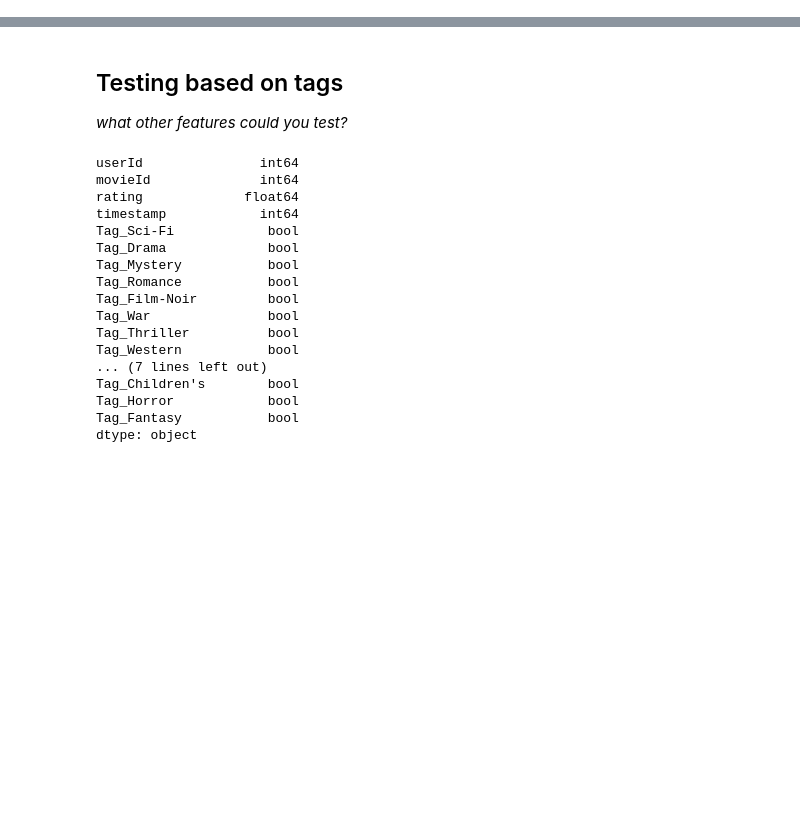
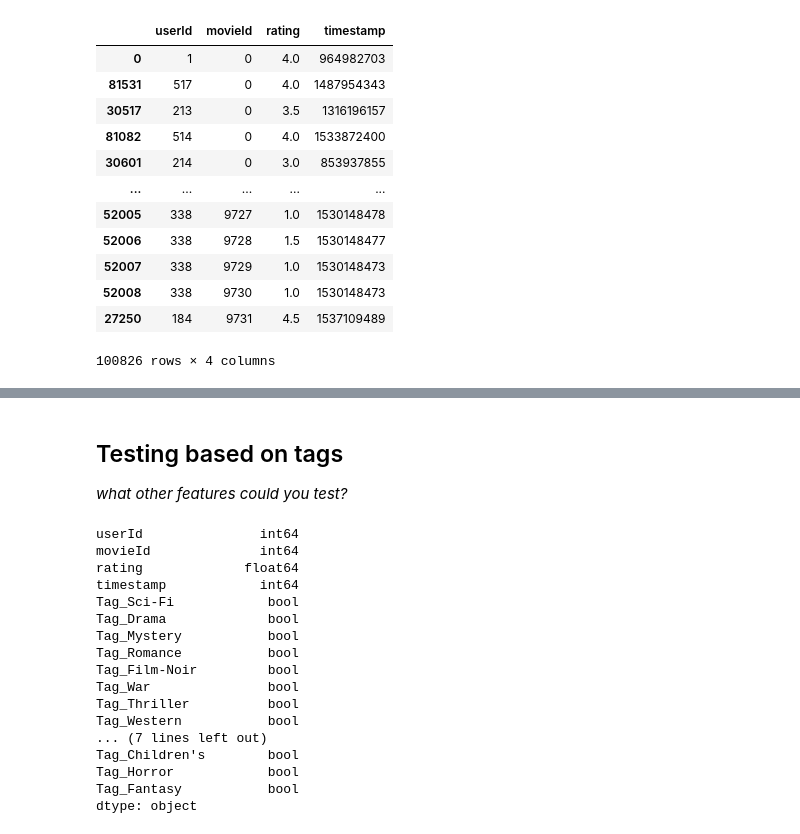
Before and after one commit to MichiganDataScienceTeam/W22-Movie-Recommendations, a Jupyter notebook: starter_code/nearest-neighbors/nearest_neighbors_content_based.ipynb, the cells around one changed output, grey strips where cells are left out. Saved outputs shown, nothing was run; the diff lists cells and outputs as text; code cells hidden in the pictures; blank space fills up the shorter version.

```diff
--- a/starter_code/nearest-neighbors/nearest_neighbors_content_based.ipynb
+++ b/starter_code/nearest-neighbors/nearest_neighbors_content_based.ipynb
@@ -33,0 +50,16 @@ ratings = ratings.replace({"movieId": movie_di})
+# %%
+ratings.head(-10)
+# %% [output]
+|  | userId | movieId | rating | timestamp |
+| 0 | 1 | 0 | 4.0 | 964982703 |
+| 81531 | 517 | 0 | 4.0 | 1487954343 |
+| 30517 | 213 | 0 | 3.5 | 1316196157 |
+| 81082 | 514 | 0 | 4.0 | 1533872400 |
+| 30601 | 214 | 0 | 3.0 | 853937855 |
+| ... | ... | ... | ... | ... |
+| 52005 | 338 | 9727 | 1.0 | 1530148478 |
+| 52006 | 338 | 9728 | 1.5 | 1530148477 |
+| 52007 | 338 | 9729 | 1.0 | 1530148473 |
+| 52008 | 338 | 9730 | 1.0 | 1530148473 |
+| 27250 | 184 | 9731 | 4.5 | 1537109489 |
+100826 rows × 4 columns
```
Also changed, not shown: parts of 6 cells of this notebook, 1 other file.
